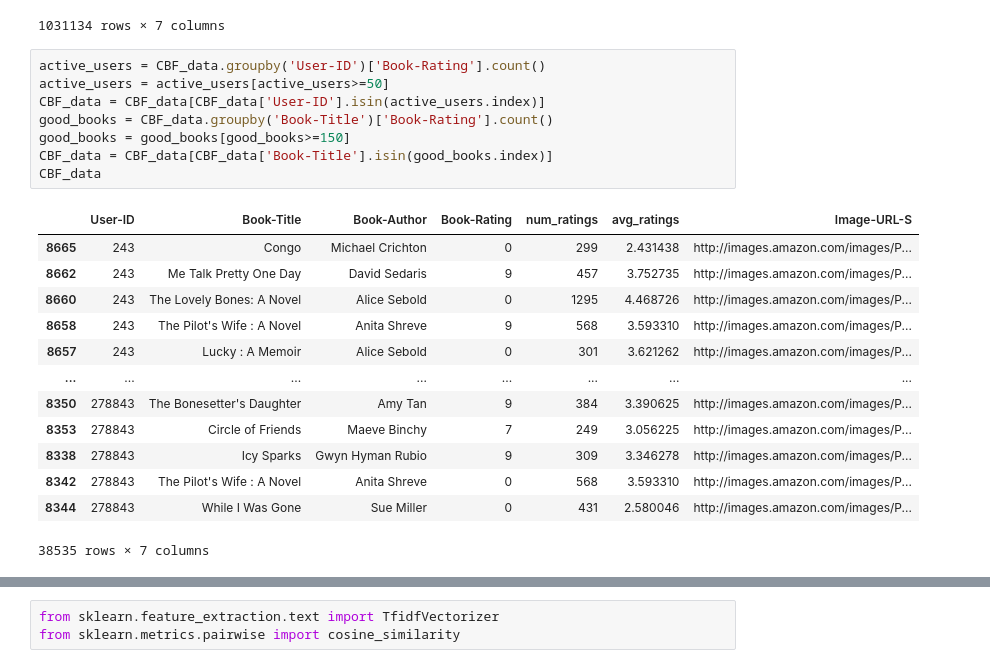
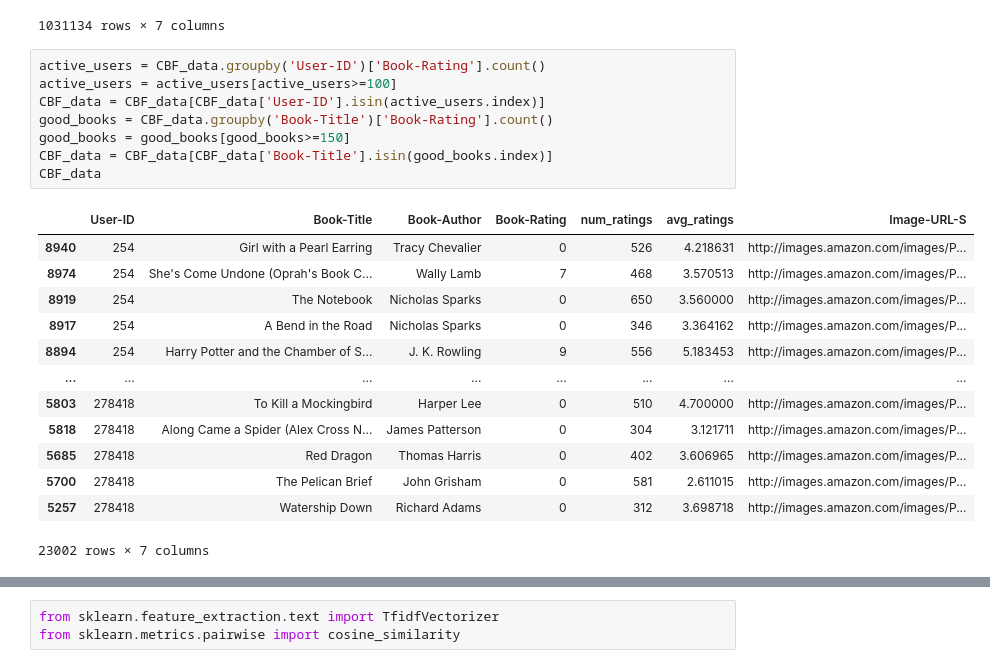
Before and after one commit to vidhan66/Book-Recommendation-System, a Jupyter notebook: Book_Recommendation_System.ipynb, the cells around one changed output, grey strips where cells are left out. Drawn from its saved outputs; the diff is of its cells as text.

```diff
--- a/Book_Recommendation_System.ipynb
+++ b/Book_Recommendation_System.ipynb
@@ -270,26 +270,26 @@ CBF_data
 1031134 rows × 7 columns
 # %%
 active_users = CBF_data.groupby('User-ID')['Book-Rating'].count()
-active_users = active_users[active_users>=50]
+active_users = active_users[active_users>=100]
 CBF_data = CBF_data[CBF_data['User-ID'].isin(active_users.index)]
 good_books = CBF_data.groupby('Book-Title')['Book-Rating'].count()
 good_books = good_books[good_books>=150]
 CBF_data = CBF_data[CBF_data['Book-Title'].isin(good_books.index)]
 CBF_data
 # %% [output]
 |  | User-ID | Book-Title | Book-Author | Book-Rating | num_ratings | avg_ratings | Image-URL-S |
-| 8665 | 243 | Congo | Michael Crichton | 0 | 299 | 2.431438 | http://images.amazon.com/images/P... |
-| 8662 | 243 | Me Talk Pretty One Day | David Sedaris | 9 | 457 | 3.752735 | http://images.amazon.com/images/P... |
-| 8660 | 243 | The Lovely Bones: A Novel | Alice Sebold | 0 | 1295 | 4.468726 | http://images.amazon.com/images/P... |
-| 8658 | 243 | The Pilot's Wife : A Novel | Anita Shreve | 9 | 568 | 3.593310 | http://images.amazon.com/images/P... |
-| 8657 | 243 | Lucky : A Memoir | Alice Sebold | 0 | 301 | 3.621262 | http://images.amazon.com/images/P... |
+| 8940 | 254 | Girl with a Pearl Earring | Tracy Chevalier | 0 | 526 | 4.218631 | http://images.amazon.com/images/P... |
+| 8974 | 254 | She's Come Undone (Oprah's Book C... | Wally Lamb | 7 | 468 | 3.570513 | http://images.amazon.com/images/P... |
+| 8919 | 254 | The Notebook | Nicholas Sparks | 0 | 650 | 3.560000 | http://images.amazon.com/images/P... |
+| 8917 | 254 | A Bend in the Road | Nicholas Sparks | 0 | 346 | 3.364162 | http://images.amazon.com/images/P... |
+| 8894 | 254 | Harry Potter and the Chamber of S... | J. K. Rowling | 9 | 556 | 5.183453 | http://images.amazon.com/images/P... |
 | ... | ... | ... | ... | ... | ... | ... | ... |
-| 8350 | 278843 | The Bonesetter's Daughter | Amy Tan | 9 | 384 | 3.390625 | http://images.amazon.com/images/P... |
-| 8353 | 278843 | Circle of Friends | Maeve Binchy | 7 | 249 | 3.056225 | http://images.amazon.com/images/P... |
-| 8338 | 278843 | Icy Sparks | Gwyn Hyman Rubio | 9 | 309 | 3.346278 | http://images.amazon.com/images/P... |
-| 8342 | 278843 | The Pilot's Wife : A Novel | Anita Shreve | 0 | 568 | 3.593310 | http://images.amazon.com/images/P... |
-| 8344 | 278843 | While I Was Gone | Sue Miller | 0 | 431 | 2.580046 | http://images.amazon.com/images/P... |
+| 5803 | 278418 | To Kill a Mockingbird | Harper Lee | 0 | 510 | 4.700000 | http://images.amazon.com/images/P... |
+| 5818 | 278418 | Along Came a Spider (Alex Cross N... | James Patterson | 0 | 304 | 3.121711 | http://images.amazon.com/images/P... |
+| 5685 | 278418 | Red Dragon | Thomas Harris | 0 | 402 | 3.606965 | http://images.amazon.com/images/P... |
+| 5700 | 278418 | The Pelican Brief | John Grisham | 0 | 581 | 2.611015 | http://images.amazon.com/images/P... |
+| 5257 | 278418 | Watership Down | Richard Adams | 0 | 312 | 3.698718 | http://images.amazon.com/images/P... |
-38535 rows × 7 columns
+23002 rows × 7 columns
 # %%
 CBF_data['Title-Author'] = CBF_data['Book-Title'] + " by " + CBF_data['Book-Author']
 CBF_data
```
Also changed, not shown: parts of 13 cells of this notebook.
